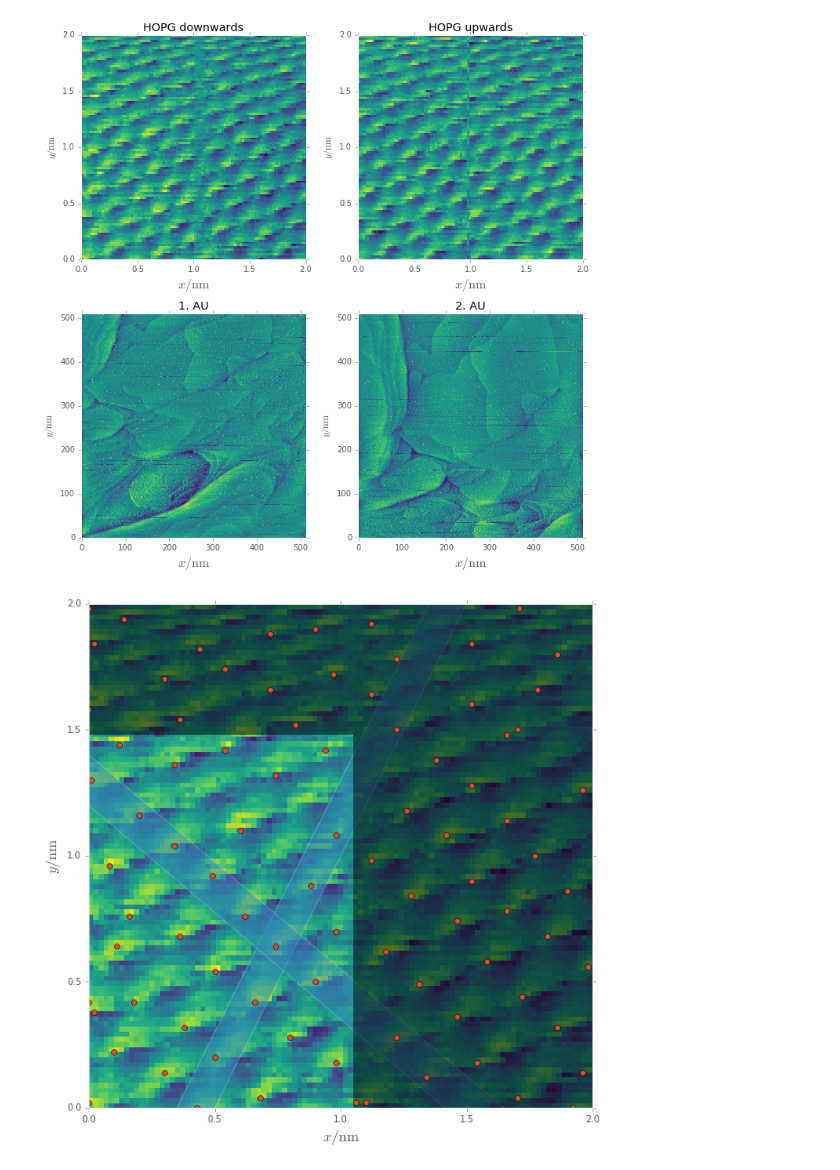
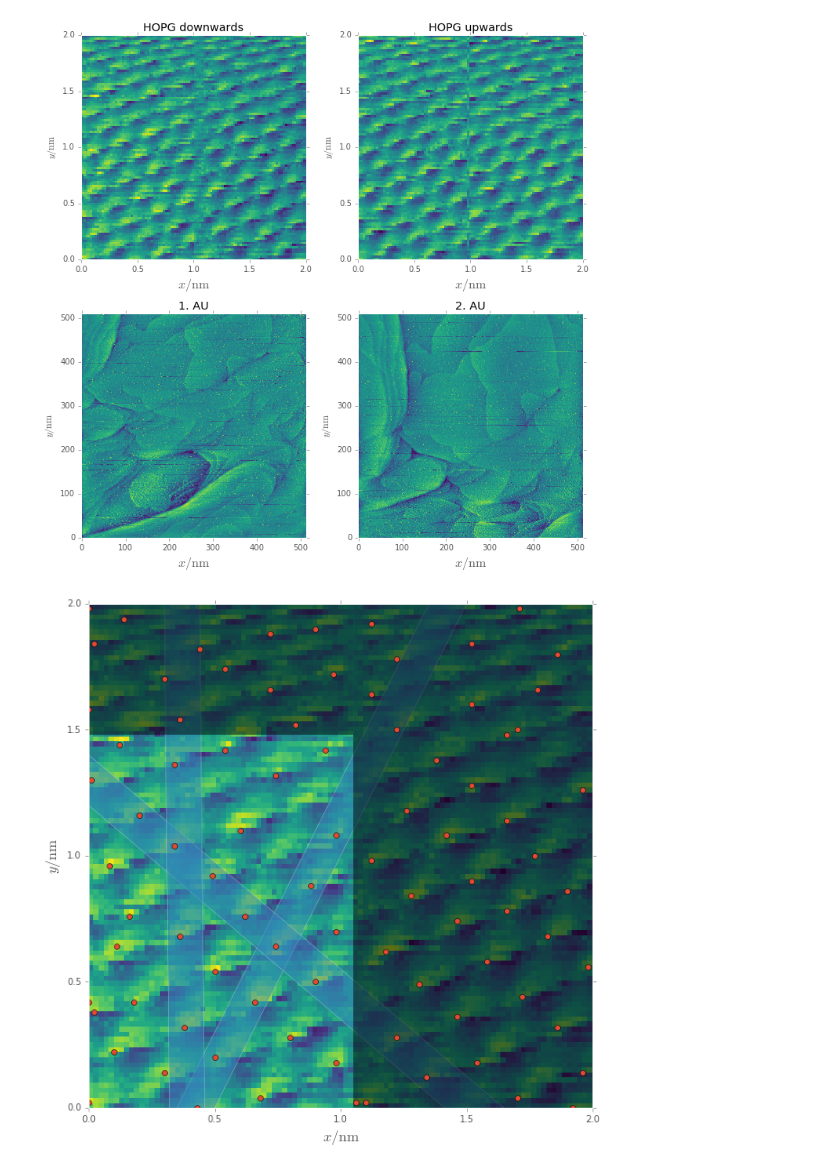
Before and after one commit to bixel/FP14, a Jupyter notebook: STM_Rastertunnelmikroskopie/analysis.ipynb, the cells around one changed output. Cells and saved outputs as stored; diff of their text form; code cells hidden in the pictures.

```diff
--- a/STM_Rastertunnelmikroskopie/analysis.ipynb
+++ b/STM_Rastertunnelmikroskopie/analysis.ipynb
@@ -86,6 +90,8 @@ upper_bound1 = [2, -0.7]
 lower_bound1 = [2, -1]
 upper_bound2 = [-0.85, 1.4]
 lower_bound2 = [-0.85, 1.2]
+upper_bound3 = [-100, 46]
+lower_bound3 = [-100, 32]
 # %%
 # took this from http://stackoverflow.com/a/9113227
 
@@ -97,36 +103,38 @@ ds = data.hopg_down['data']
 d_maxima = filters.maximum_filter(ds, neighbourhood_size)
 maxima = (ds == d_maxima)
 d_min = filters.minimum_filter(ds, neighbourhood_size)
 diff = ((d_maxima - d_min) > threshhold)
 maxima[diff == 0] = 0
 
 labeled, num_objects = ndimage.label(maxima)
 slices = ndimage.find_objects(labeled)
 x, y = [], []
 for dy,dx in slices:
     x_center = (dx.start + dx.stop - 1)/100
     x.append(x_center)
     y_center = (dy.start + dy.stop - 1)/100
     y.append(y_center)
 
 plt.figure(figsize=(10, 10))
 plt.pcolormesh(data.hopg_down['dim'], data.hopg_down['dim'], data.hopg_down['data'])
 plt.plot(np.array(x), np.array(y), 'o')
 plt.xlabel(r'$x/\mathrm{nm}$', fontsize=16)
 plt.ylabel(r'$y/\mathrm{nm}$', fontsize=16)
 plt.axis('equal')
 plt.xlim(0, 2)
 plt.ylim(0, 2)
 
 xs = np.linspace(0, 2, 10000)
-plt.fill_between(xs, linear_func(xs, *lower_bound1), linear_func(xs, *upper_bound1), alpha=0.5)
-plt.fill_between(xs, linear_func(xs, *lower_bound2), linear_func(xs, *upper_bound2), alpha=0.5)
+for u, l in [[upper_bound1, lower_bound1],
+             [upper_bound2, lower_bound2],
+             [upper_bound3, lower_bound3]]:
+    plt.fill_between(xs, linear_func(xs, *l), linear_func(xs, *u), alpha=0.5)
 plt.fill_between(xs[xs < 1.05], 1.48, 2, alpha=0.5, edgecolor='none', facecolor='k')
 plt.fill_betweenx(xs, 1.05, 2, alpha=0.5, edgecolor='none', facecolor='k')
 plt.savefig('build/plots/hopg_down_selection.pdf')
 plt.show()
 # %% [output]
-[figure, old version]
+[figure, new version]
 # %%
 gvs = []
 
```
Also changed, not shown: parts of 3 cells of this notebook, 2 other files.
